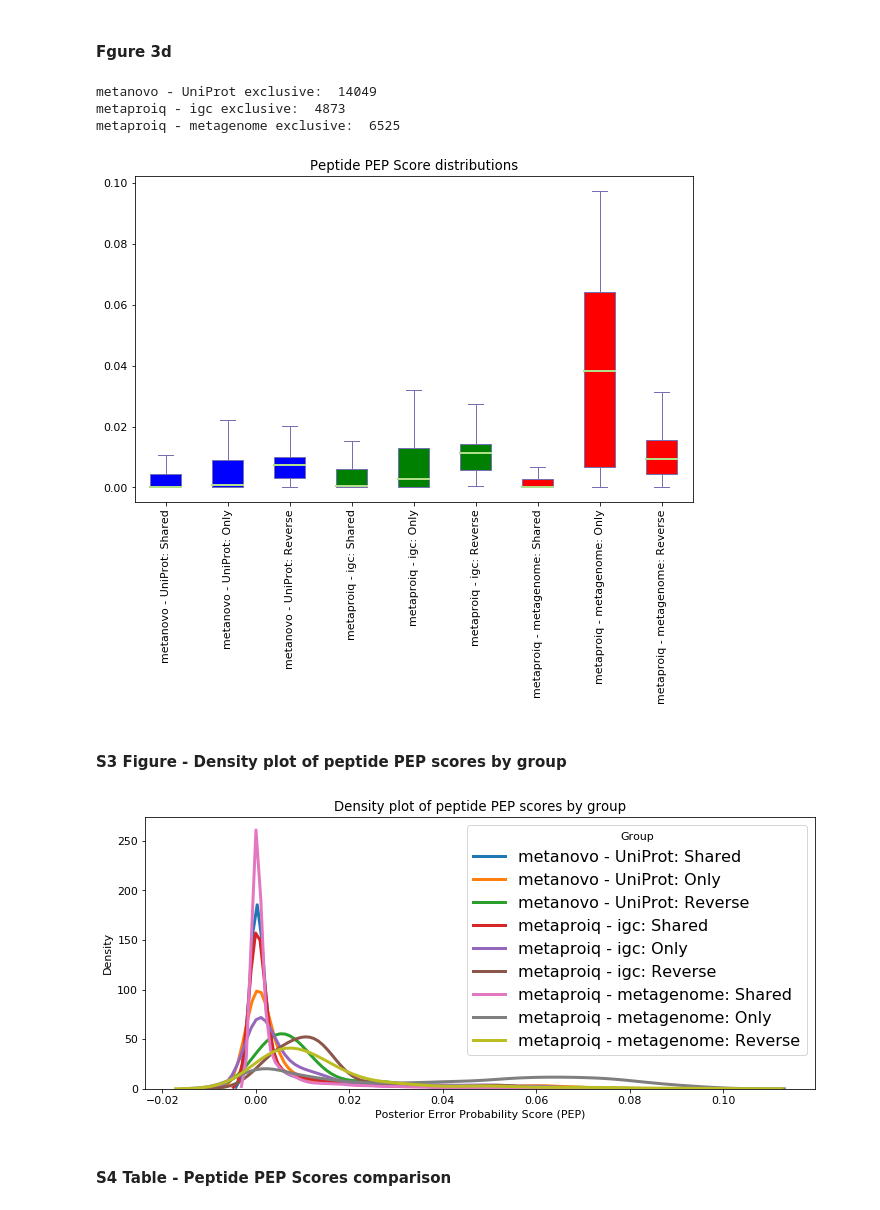
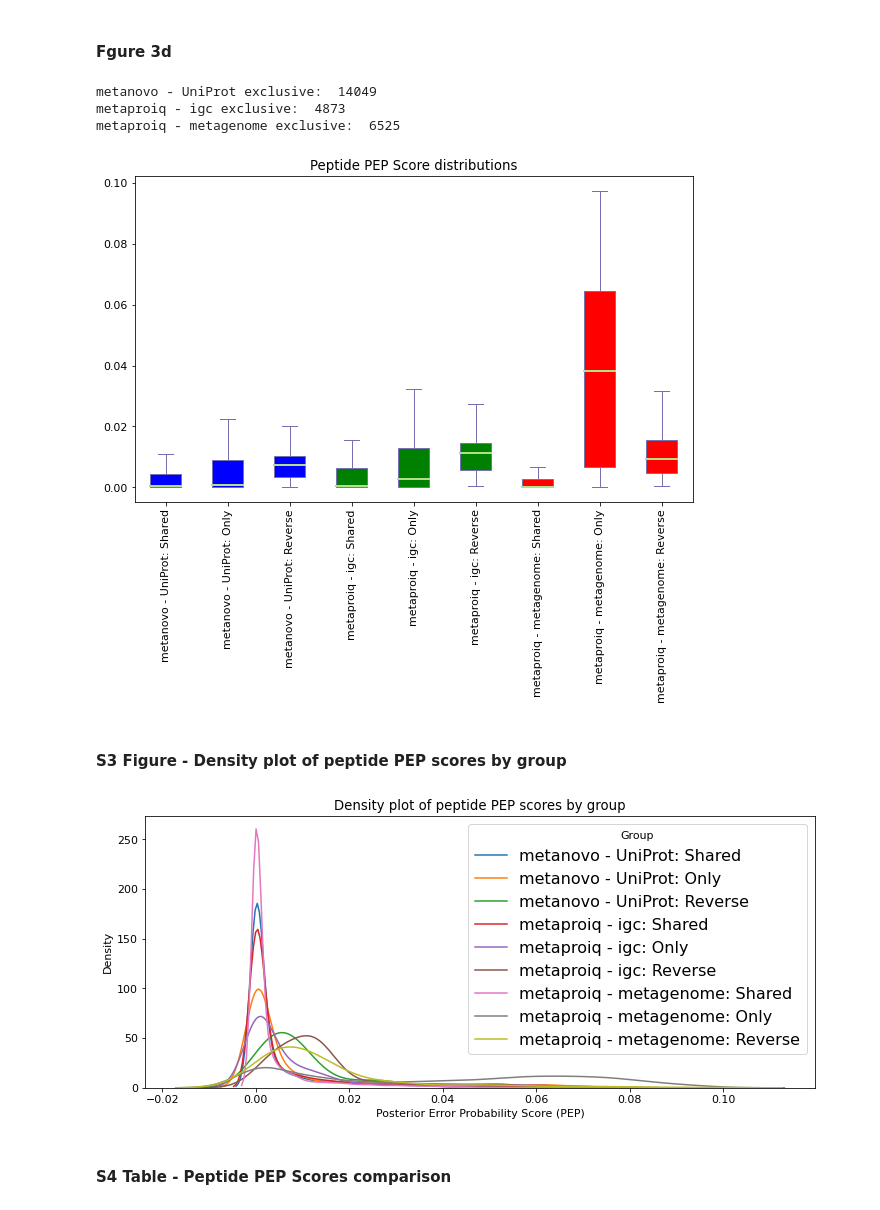
Before and after one commit to Thys3Potgieter/Metanovo-Manuscript, a Jupyter notebook: 2_MetaProIQ.ipynb, the cells around one changed output. Saved outputs shown, nothing was run; the diff lists cells and outputs as text; code cells hidden in the pictures.

```diff
--- a/2_MetaProIQ.ipynb
+++ b/2_MetaProIQ.ipynb
@@ -37,0 +29,5 @@ outfolder = '/users/ptgmat003//cbio/users/ptgmat003/2018/Metaproteomics/Thys/met
+# %%
+metanovo_uniprot    = 'data/mli/metanovo/txt' # path to the MetaNovo txt file, obtainable from PRIDE
+txt_workflow = 'data/mli/txt_workflow'
+txt_matched_metagenome ='data/mli/txt_matched_metagenome'
+outfolder = 'analysis/mli/'
@@ -38,3 +42,8 @@ outfolder = '/users/ptgmat003//cbio/users/ptgmat003/2018/Metaproteomics/Thys/met
+# %%
+paths = ['analysis/figures', 'analysis/supplementary' ]
+for path in paths:
+    if not os.path.exists(path):
+        os.makedirs(path)
 # %%
 # MetaNovo Parameters
 summary = pd.read_csv(metanovo_uniprot + '/summary.txt',sep='\t')
@@ -175,54 +184,52 @@ for key in order:
     pep_scores.append(reverse_pep)
     names.append(key + ': Reverse')
 
+
 #############
 ## BOXPLOT ##
 #############
-
 colours = ['b','g','r','c','m','y','k']
 fig = plt.figure(figsize=(10,6))
 ax = fig.add_subplot(111)
 # Create the boxplot
-bp = ax.boxplot(pep_scores, patch_artist=True, showfliers=False)
+bp = ax.boxplot(np.array(pep_scores, dtype=object), patch_artist=True, showfliers=False)
 ## change outline color, fill color and linewidth of the boxes
 count = 0
 col_ind=0
 for box in bp['boxes']:
     count += 1
     # change outline color
     box.set( color='#7570b3', linewidth=1)
     # change fill color
     box.set( facecolor = colours[col_ind] )
     ## change color and linewidth of the whiskers
     if count % 3 == 0:
         col_ind +=1
 for whisker in bp['whiskers']:
     whisker.set(color='#7570b3', linewidth=1)
-## change color and linewidth of the caps
+# change color and linewidth of the caps
 for cap in bp['caps']:
     cap.set(color='#7570b3', linewidth=1)
-## change color and linewidth of the medians
+# change color and linewidth of the medians
 for median in bp['medians']:
     median.set(color='#b2df8a', linewidth=2)
-    #median.set(linewidth=2)
-## change the style of fliers and their fill
+# change the style of fliers and their fill
 for flier in bp['fliers']:
     flier.set(marker='.', color='#e7298a', alpha=0.5)
-## Custom x-axis labels
+# Custom x-axis labels
 ax.set_xticklabels(names, rotation=90)
-#ax.set_yticklabels('Posterior Error Probability (PEP)')
 ax.set_title('Peptide PEP Score distributions')
 ## Remove top axes and right axes ticks
 ax.get_xaxis().tick_bottom()
 ax.get_yaxis().tick_left()
 fig.savefig('analysis/figures/fig_3d.png', bbox_inches='tight',dpi=600)
 plt.show()
 fig.clf()
 # %% [output]
 metanovo - UniProt exclusive:  14049
 metaproiq - igc exclusive:  4873
 metaproiq - metagenome exclusive:  6525
-[figure, old version]
+[figure, new version]
 # %% [markdown]
 #### S3 Figure - Density plot of peptide PEP scores by group
 # %%
@@ -233,11 +240,9 @@ fig = plt.figure(figsize=(12, 5))
 
 for name in names:
     _ = pd.DataFrame( { name : pep_scores[names.index(name)] } )
-    #ax = _.plot.kde()
-      # Draw the density plot
-    sns.distplot(pep_scores[names.index(name)], hist = False, kde = True,
-                 kde_kws = {'linewidth': 3},
-                 label = name)
+    # Draw the density plot
+    sns.kdeplot(pep_scores[names.index(name)], label=name)
+
 
 # Plot formatting
 plt.legend(prop={'size': 16}, title = 'Group')
@@ -248,7 +253,7 @@ plt.ylabel('Density')
 fig.savefig('analysis/supplementary/S3_figure.png', bbox_inches='tight',dpi=600)
 plt.show()
 # %% [output]
-[figure, old version]
+[figure, new version]
 # %% [markdown]
 #### S4 Table - Peptide PEP Scores comparison
 # %%
```
Also changed, not shown: parts of 21 cells of this notebook, 4 other files.
